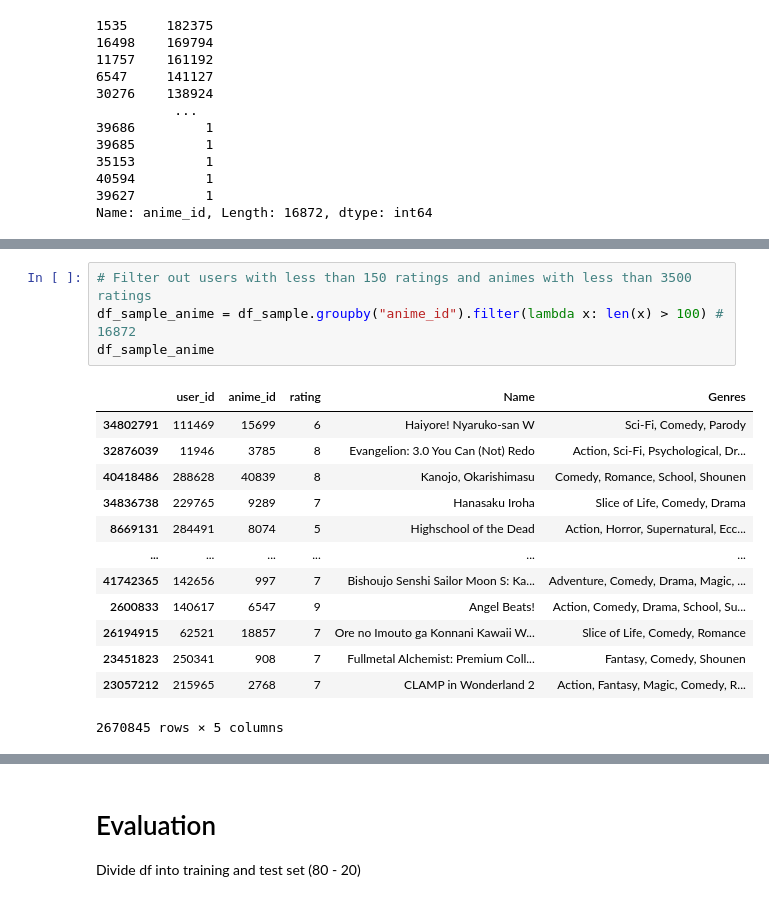
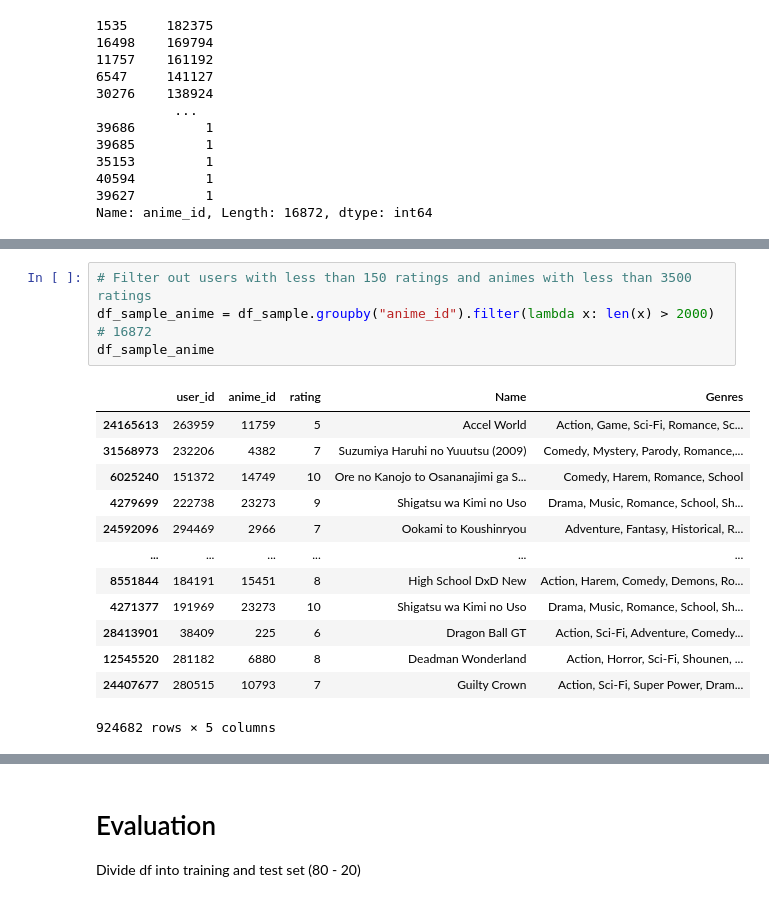
Before and after one commit to JoaoRodrigo99/AI---DM-ML, a Jupyter notebook: JR/anime_ratings__RS_101.ipynb, the cells around one changed output, grey strips where cells are left out. Drawn from its saved outputs; the diff is of its cells as text.

```diff
--- a/JR/anime_ratings__RS_101.ipynb
+++ b/JR/anime_ratings__RS_101.ipynb
@@ -188,19 +196,19 @@ plt.show()
 # %%
 # Filter out users with less than 150 ratings and animes with less than 3500 ratings
-df_sample_anime = df_sample.groupby("anime_id").filter(lambda x: len(x) > 100) # 16872
+df_sample_anime = df_sample.groupby("anime_id").filter(lambda x: len(x) > 2000) # 16872
 df_sample_anime
 # %% [output]
 |  | user_id | anime_id | rating | Name | Genres |
-| 34802791 | 111469 | 15699 | 6 | Haiyore! Nyaruko-san W | Sci-Fi, Comedy, Parody |
-| 32876039 | 11946 | 3785 | 8 | Evangelion: 3.0 You Can (Not) Redo | Action, Sci-Fi, Psychological, Dr... |
-| 40418486 | 288628 | 40839 | 8 | Kanojo, Okarishimasu | Comedy, Romance, School, Shounen |
-| 34836738 | 229765 | 9289 | 7 | Hanasaku Iroha | Slice of Life, Comedy, Drama |
-| 8669131 | 284491 | 8074 | 5 | Highschool of the Dead | Action, Horror, Supernatural, Ecc... |
+| 24165613 | 263959 | 11759 | 5 | Accel World | Action, Game, Sci-Fi, Romance, Sc... |
+| 31568973 | 232206 | 4382 | 7 | Suzumiya Haruhi no Yuuutsu (2009) | Comedy, Mystery, Parody, Romance,... |
+| 6025240 | 151372 | 14749 | 10 | Ore no Kanojo to Osananajimi ga S... | Comedy, Harem, Romance, School |
+| 4279699 | 222738 | 23273 | 9 | Shigatsu wa Kimi no Uso | Drama, Music, Romance, School, Sh... |
+| 24592096 | 294469 | 2966 | 7 | Ookami to Koushinryou | Adventure, Fantasy, Historical, R... |
 | ... | ... | ... | ... | ... | ... |
-| 41742365 | 142656 | 997 | 7 | Bishoujo Senshi Sailor Moon S: Ka... | Adventure, Comedy, Drama, Magic, ... |
-| 2600833 | 140617 | 6547 | 9 | Angel Beats! | Action, Comedy, Drama, School, Su... |
-| 26194915 | 62521 | 18857 | 7 | Ore no Imouto ga Konnani Kawaii W... | Slice of Life, Comedy, Romance |
-| 23451823 | 250341 | 908 | 7 | Fullmetal Alchemist: Premium Coll... | Fantasy, Comedy, Shounen |
-| 23057212 | 215965 | 2768 | 7 | CLAMP in Wonderland 2 | Action, Fantasy, Magic, Comedy, R... |
+| 8551844 | 184191 | 15451 | 8 | High School DxD New | Action, Harem, Comedy, Demons, Ro... |
+| 4271377 | 191969 | 23273 | 10 | Shigatsu wa Kimi no Uso | Drama, Music, Romance, School, Sh... |
+| 28413901 | 38409 | 225 | 6 | Dragon Ball GT | Action, Sci-Fi, Adventure, Comedy... |
+| 12545520 | 281182 | 6880 | 8 | Deadman Wonderland | Action, Horror, Sci-Fi, Shounen, ... |
+| 24407677 | 280515 | 10793 | 7 | Guilty Crown | Action, Sci-Fi, Super Power, Dram... |
-2670845 rows × 5 columns
+924682 rows × 5 columns
 # %%
```
Also changed, not shown: parts of 62 cells of this notebook, 1 other file.
